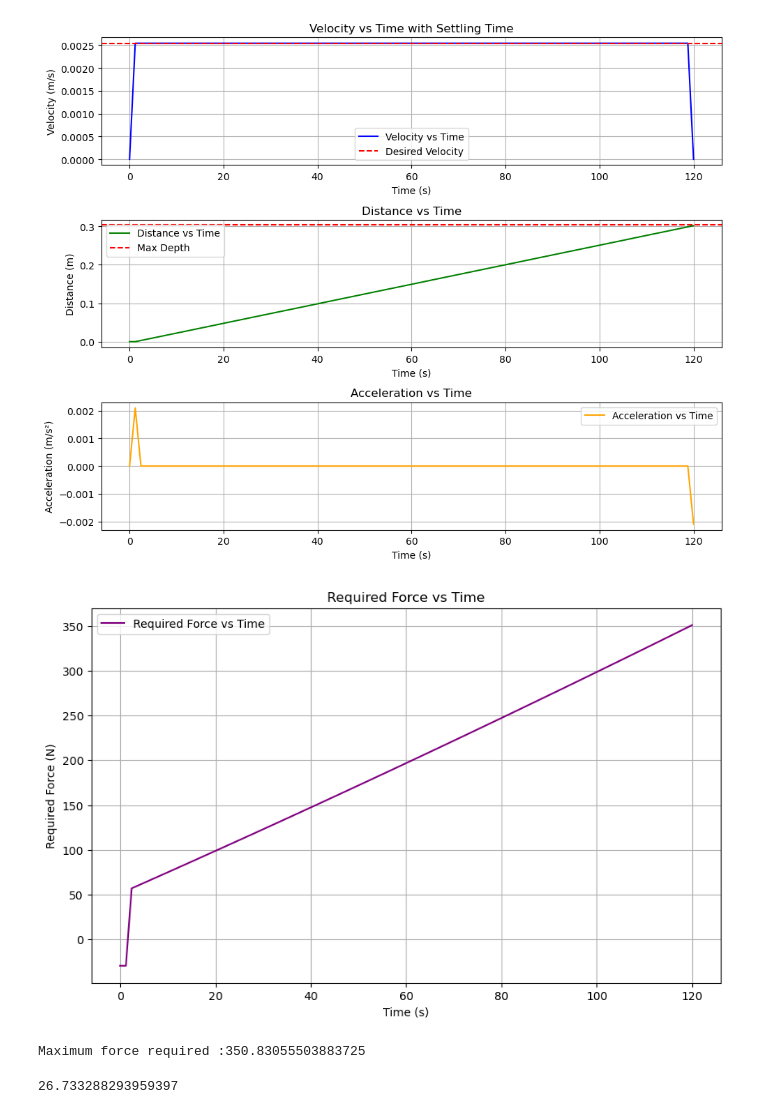
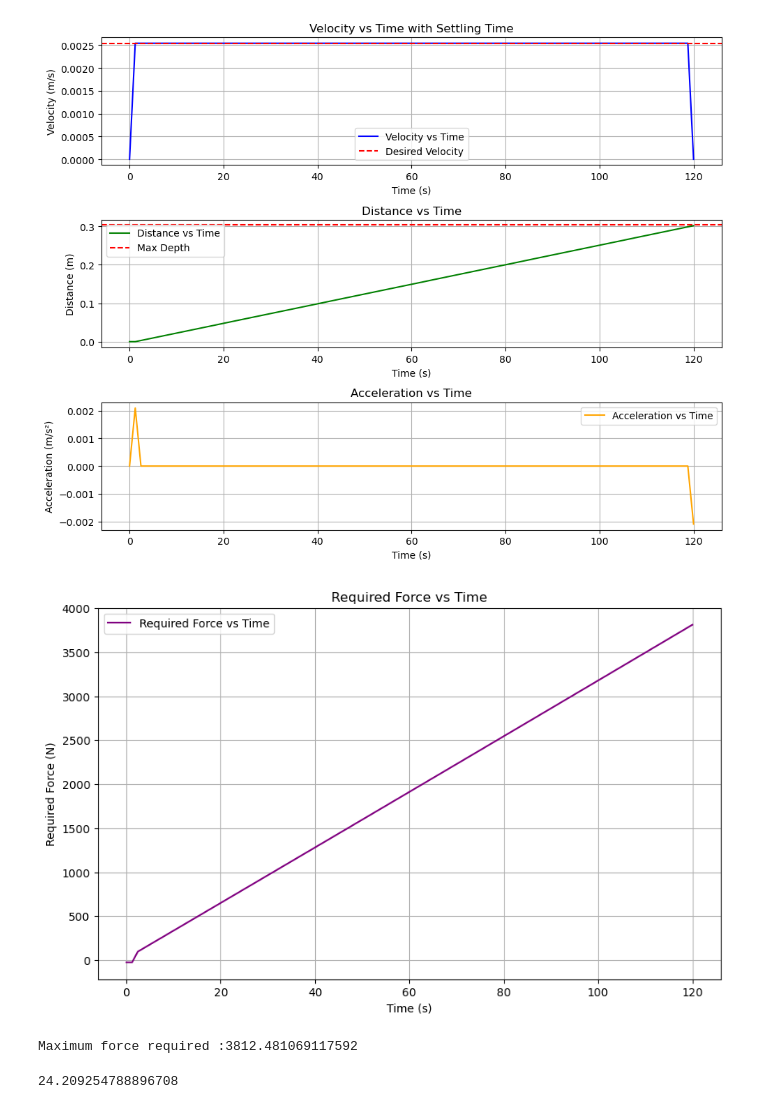
Before and after one commit to lokichubs/TerraProbe, a Jupyter notebook: Modeling Work/prelim_phys_model.ipynb, the cells around one changed output. Saved outputs shown, nothing was run; the diff lists cells and outputs as text; code cells hidden in the pictures.

Commit message:
added other gear mesh

```diff
--- a/Modeling Work/prelim_phys_model.ipynb
+++ b/Modeling Work/prelim_phys_model.ipynb
@@ -99,7 +99,7 @@ del_z = 0.05*0.0254  #Height of chamfer (m)
 theta_c= 30 #Angle of chamfer (deg)
 theta_c_rad = np.radians(theta_c)
 
-M = 6     #Mass of robot (kg)
+M = 11/2.2     #Mass of robot (kg)
 W = M*g     #Weight of robot
 # %%
 ## Soil Parameters (assume medium cohesive soil)
@@ -117,48 +117,46 @@ K_a = (1 - np.sin(phi_rad)) / (1 + np.sin(phi_rad)) #active pressure coefficient
 df['F_friction_o (N)'] = (1/2)*df['A_s (m^2)']*np.tan(phi_rad)*(gamma*K_p*df['z (m)'] + 2*c*np.sqrt(K_p))
 
 #Friction_i is the friction on the inner walls  (acts downwards
-df['F_friction_i (N)'] = (-1/2)*df['A_s_i (m^2)']*np.tan(phi_rad)*(gamma*K_a*df['z (m)'] - 2*c*np.sqrt(K_p))
+df['F_friction_i (N)'] = 0 #(-1/2)*df['A_s_i (m^2)']*np.tan(phi_rad)*(gamma*K_a*df['z (m)'] - 2*c*np.sqrt(K_p))
 
 
 # Soil static force acting at chamfer at bottom
 df['F_soil_static (N)'] = np.where(
     df['z (m)'] > 0,
     1/2 * A_slant *np.sin(theta_c_rad)*(gamma * K_p * (2 * df['z (m)'] + del_z) + 4 * c * np.sqrt(K_p)),
     0
 )
 
 # Required input force calculation
 df['F_input (N)'] = (M+rho*A_i*df['z (m)'])*(df['z_ddot (m/s²)'] - g)+ df['F_soil_static (N)'] + df['F_friction_o (N)'] - df['F_friction_i (N)']
 df['F_input (N)'] = df['F_input (N)']/2
 
 
 # Plotting
 plt.figure(figsize=(10, 6))
 
 # Plot Required Force vs Time
 plt.plot(df['t (s)'], df['F_input (N)'], label='Required Force vs Time', color='purple')
 plt.title('Required Force vs Time')
 plt.xlabel('Time (s)')
 plt.ylabel('Required Force (N)')
 plt.grid()
 plt.legend()
 plt.show()
 
 print(f"Maximum force required :{np.max(df['F_input (N)'])}")
 # %% [output]
-[figure, old version]
+[figure, new version]
-Maximum force required :350.83055503883725
+Maximum force required :3812.481069117592
 # %%
 ##Gear Design
-
 r_driver = 1 * 0.0254
-N_driver = 12
-N_pinion = 12
+N_driver = 16
+N_pinion = 64
 
 gear_ratio = N_pinion/N_driver
 
-FS_desired = 3
-T_required = FS_desired* np.max(df['F_input (N)'])*r_driver/gear_ratio
+T_required = np.max(df['F_input (N)'])*r_driver/gear_ratio
 print(T_required)
 # %% [output]
-26.733288293959397
+24.209254788896708
```
Also changed, not shown: 2 other files.
